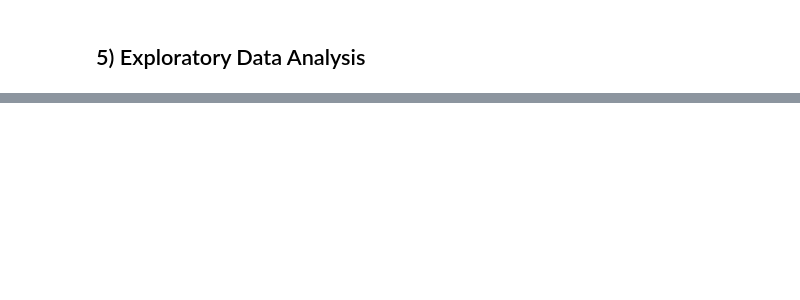
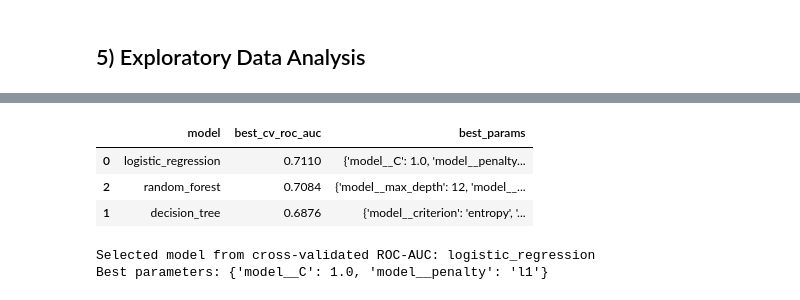
Before and after one commit to ylucki/loan-refinance-intelligence, a Jupyter notebook: notebooks/credit_card_loan_recommendation.ipynb, the cells around one changed output, grey strips where cells are left out. Drawn from its saved outputs; the diff is of its cells as text; code cells hidden in the pictures; blank space fills up the shorter version.

```diff
--- a/notebooks/credit_card_loan_recommendation.ipynb
+++ b/notebooks/credit_card_loan_recommendation.ipynb
@@ -488,0 +505,52 @@ Next steps:
+# %%
+param_grids = {
+    "logistic_regression": {
+        "model__C": [0.3, 1.0, 3.0],
+        "model__penalty": ["l1", "l2"],
+    },
+    "decision_tree": {
+        "model__max_depth": [4, 8, None],
+        "model__min_samples_leaf": [20, 50],
+        "model__criterion": ["gini", "entropy"],
+    },
+    "random_forest": {
+        "model__n_estimators": [150],
+        "model__max_depth": [8, 12],
+        "model__min_samples_leaf": [10, 30],
+    },
+}
+
+search_rows = []
+search_objects = {}
+for model_name, pipeline in baseline_models.items():
+    search = GridSearchCV(
+        estimator=pipeline,
+        param_grid=param_grids[model_name],
+        scoring="roc_auc",
+        cv=cv_strategy,
+        n_jobs=1,
+        refit=True,
+    )
+    search.fit(X_train, y_train)
+    search_objects[model_name] = search
+    search_rows.append({
+        "model": model_name,
+        "best_cv_roc_auc": round(search.best_score_, 4),
+        "best_params": str(search.best_params_),
+    })
+
+search_summary = pd.DataFrame(search_rows).sort_values("best_cv_roc_auc", ascending=False)
+display(search_summary)
+search_summary.to_csv(REPORT_DIR / "grid_search_summary.csv", index=False)
+
+selected_model_name = search_summary.iloc[0]["model"]
+selected_search = search_objects[selected_model_name]
+print(f"Selected model from cross-validated ROC-AUC: {selected_model_name}")
+print(f"Best parameters: {selected_search.best_params_}")
+# %% [output]
+|  | model | best_cv_roc_auc | best_params |
+| 0 | logistic_regression | 0.7110 | {'model__C': 1.0, 'model__penalty... |
+| 2 | random_forest | 0.7084 | {'model__max_depth': 12, 'model__... |
+| 1 | decision_tree | 0.6876 | {'model__criterion': 'entropy', '... |
+Selected model from cross-validated ROC-AUC: logistic_regression
+Best parameters: {'model__C': 1.0, 'model__penalty': 'l1'}
```
Also changed, not shown: parts of 17 cells of this notebook, 14 other files.
